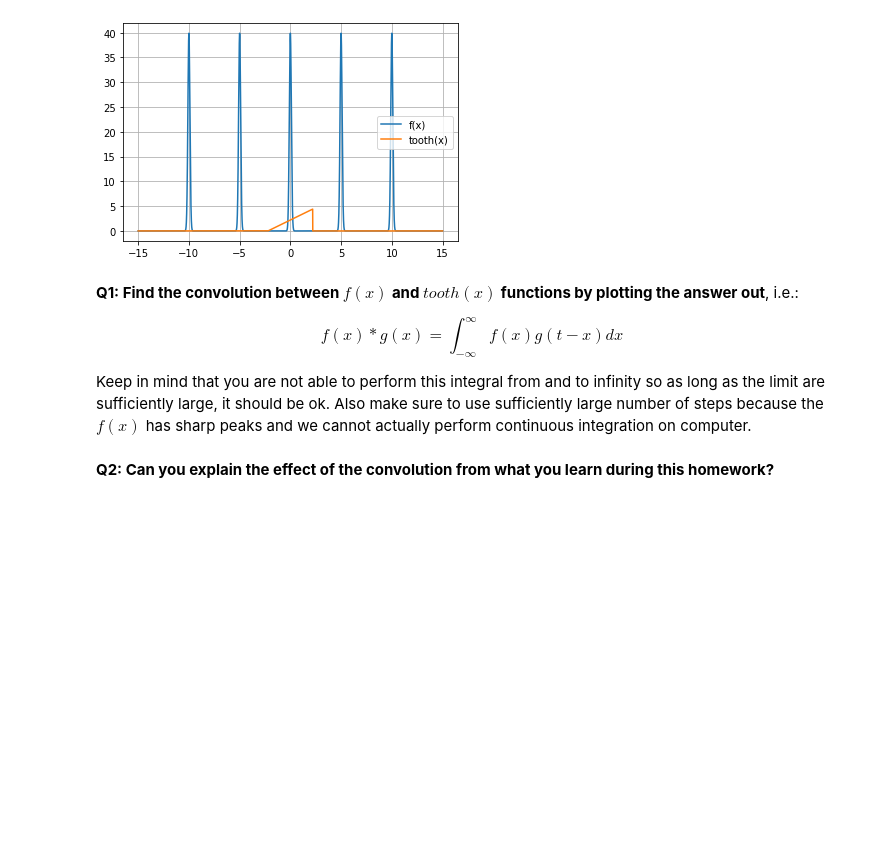
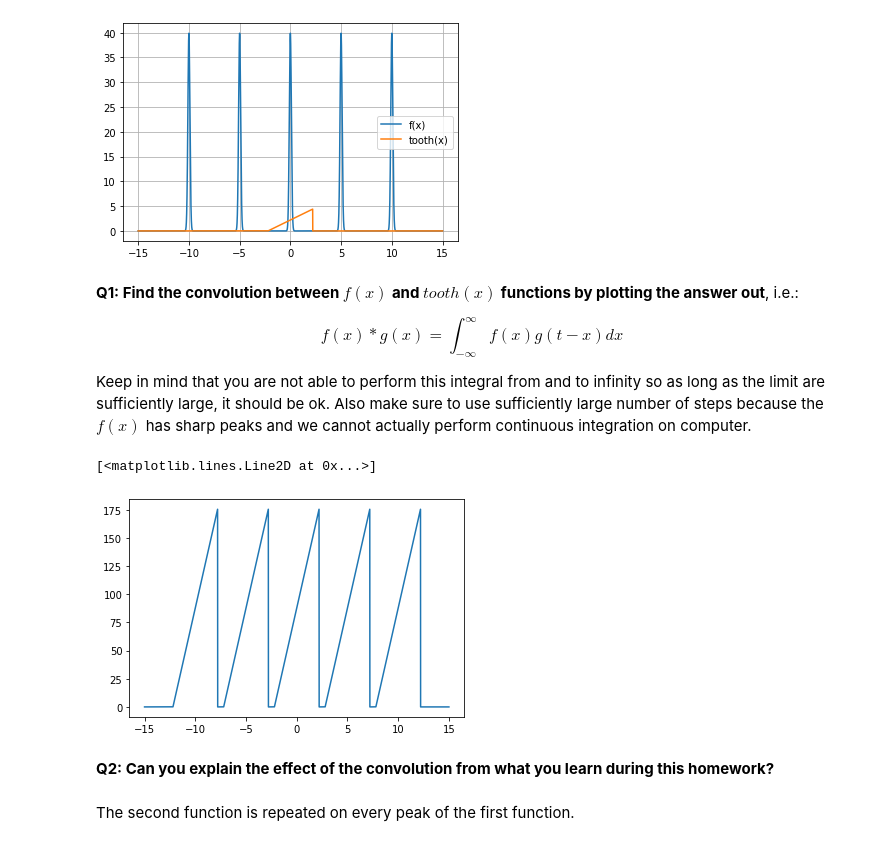
Before and after one commit to r4b61t/ssm, a Jupyter notebook: Homework/Homework 3.2.ipynb, the cells around one changed output. Drawn from its saved outputs; the diff is of its cells as text; code cells hidden in the pictures; blank space fills up the shorter version.

```diff
--- a/Homework/Homework 3.2.ipynb
+++ b/Homework/Homework 3.2.ipynb
@@ -49,5 +49,15 @@ f(x) * g(x) =\int^\infty_{-\infty}{f(x) g(t-x)}{dx}
 $$
 
 Keep in mind that you are not able to perform this integral from and to infinity so as long as the limit are sufficiently large, it should be ok. Also make sure to use sufficiently large number of steps because the $f(x)$ has sharp peaks and we cannot actually perform continuous integration on computer.
+# %%
+def fg(n):
+    return sum([f(m) *tooth(n-m) for m in range(-100,100)])
+fgx = [fg(n) for n in x]
+plt.plot(x,fgx)
+# %% [output]
+[<matplotlib.lines.Line2D at 0x...>]
+[figure, added]
 # %% [markdown]
 **Q2: Can you explain the effect of the convolution from what you learn during this homework?**
+# %% [markdown]
+The second function is repeated on every peak of the first function.
```
